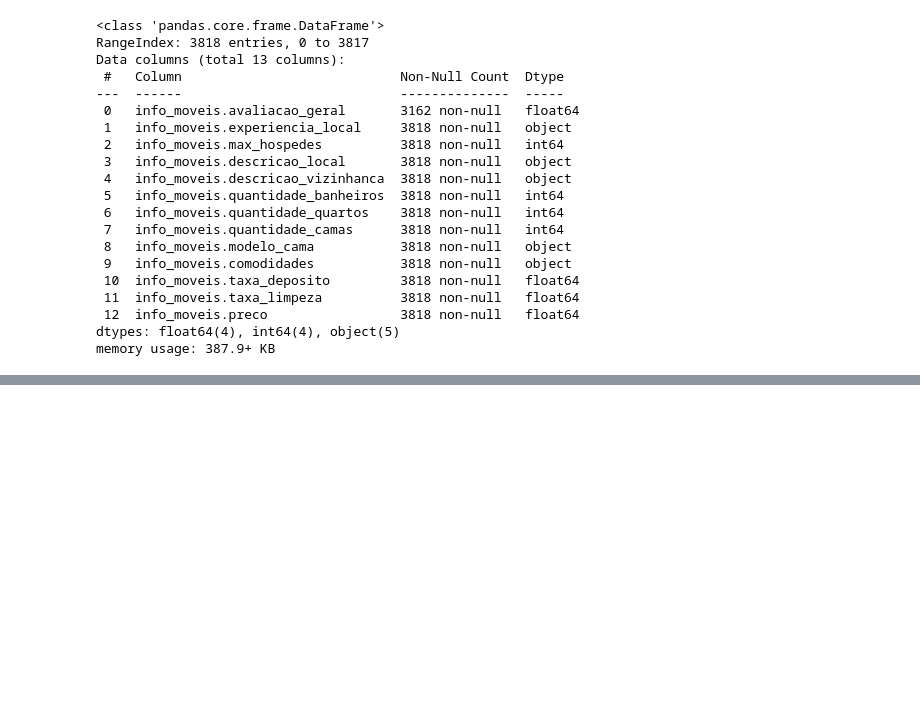
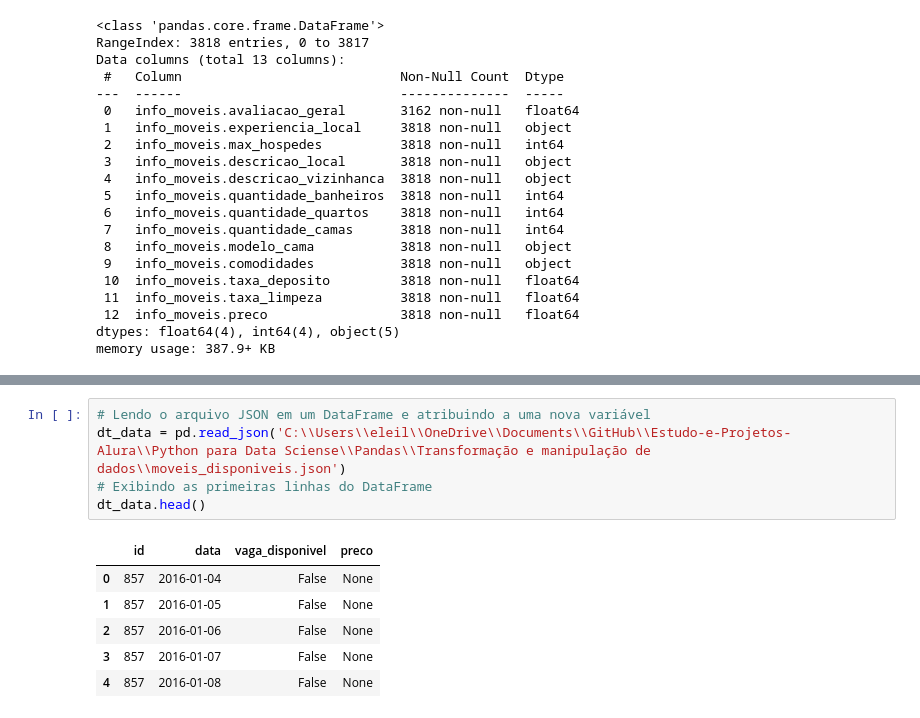
Before and after one commit to Iltonns/Estudo-e-Projetos-Alura, a Jupyter notebook: Python para Data Sciense/Pandas/Transformação e manipulação de dados/Preparação_dos_dados.ipynb, the cells around one changed output, grey strips where cells are left out. Drawn from its saved outputs; the diff is of its cells as text; blank space fills up the shorter version.

```diff
--- a/Python para Data Sciense/Pandas/Transformação e manipulação de dados/Preparação_dos_dados.ipynb
+++ b/Python para Data Sciense/Pandas/Transformação e manipulação de dados/Preparação_dos_dados.ipynb
@@ -239,0 +372,12 @@ memory usage: 387.9+ KB
+# %%
+# Lendo o arquivo JSON em um DataFrame e atribuindo a uma nova variável
+dt_data = pd.read_json('C:\\Users\\eleil\\OneDrive\\Documents\\GitHub\\Estudo-e-Projetos-Alura\\Python para Data Sciense\\Pandas\\Transformação e manipulação de dados\\moveis_disponiveis.json')
+# Exibindo as primeiras linhas do DataFrame
+dt_data.head()
+# %% [output]
+|  | id | data | vaga_disponivel | preco |
+| 0 | 857 | 2016-01-04 | False | None |
+| 1 | 857 | 2016-01-05 | False | None |
+| 2 | 857 | 2016-01-06 | False | None |
+| 3 | 857 | 2016-01-07 | False | None |
+| 4 | 857 | 2016-01-08 | False | None |
```
Also changed, not shown: parts of 23 cells of this notebook.
